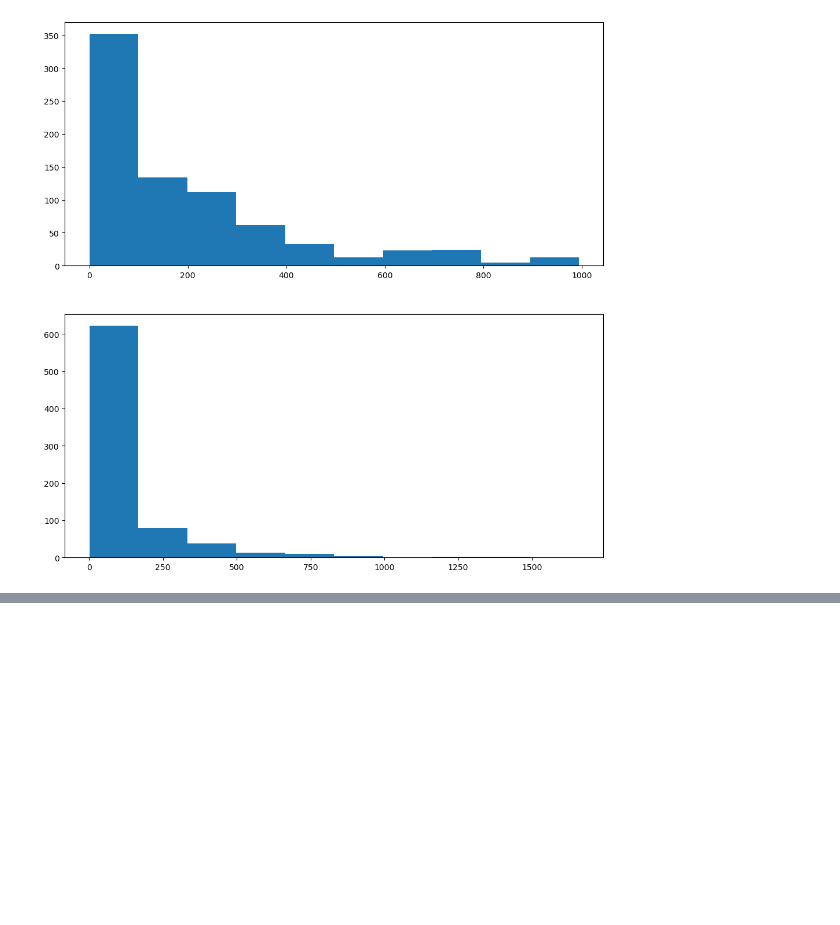
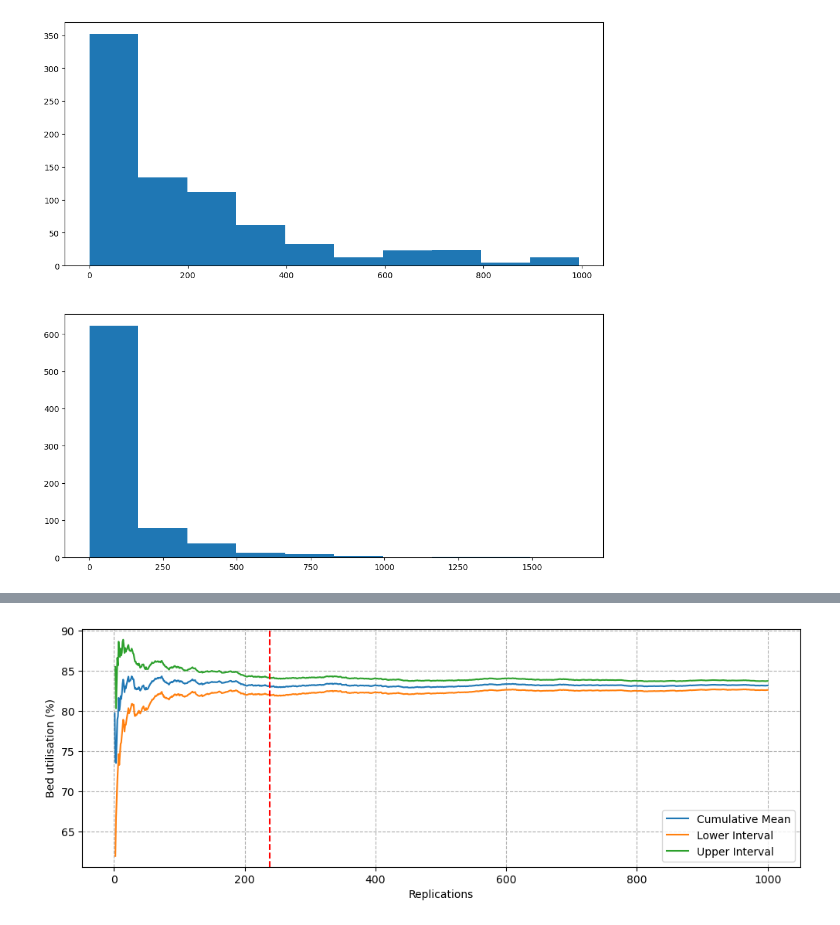
Before and after one commit to beckyexeter/hpdm097_des_assignment, a Jupyter notebook: technical_appendix/model_iterations/01_one-type-of-unplanned-admission.ipynb, the cells around one changed output, grey strips where cells are left out. Saved outputs shown, nothing was run; the diff lists cells and outputs as text; code cells hidden in the pictures; blank space fills up the shorter version.

```diff
--- a/technical_appendix/model_iterations/01_one-type-of-unplanned-admission.ipynb
+++ b/technical_appendix/model_iterations/01_one-type-of-unplanned-admission.ipynb
@@ -202,0 +395,11 @@ ax[1].hist(all_reps["Length of Stay"]);
+# %%
+test_trial = ScenarioTrial(
+    number_of_reps=1000,
+    mean_interarrival_time=22.72,
+    mean_length_of_stay=128.79,
+    length_of_stay_std_dev=267.51,
+    number_of_beds=5,
+    simulation_duration=2016,
+    warm_up_period=672,
+    desired_precision=0.1)
+test_trial.run_trial()
@@ -202,0 +427,4 @@ ax[1].hist(all_reps["Length of Stay"]);
+# %%
+plot = test_trial.plot_util_cis()
+# %% [output]
+[figure, added]
```
Also changed, not shown: parts of 17 cells of this notebook, 2 other files.
